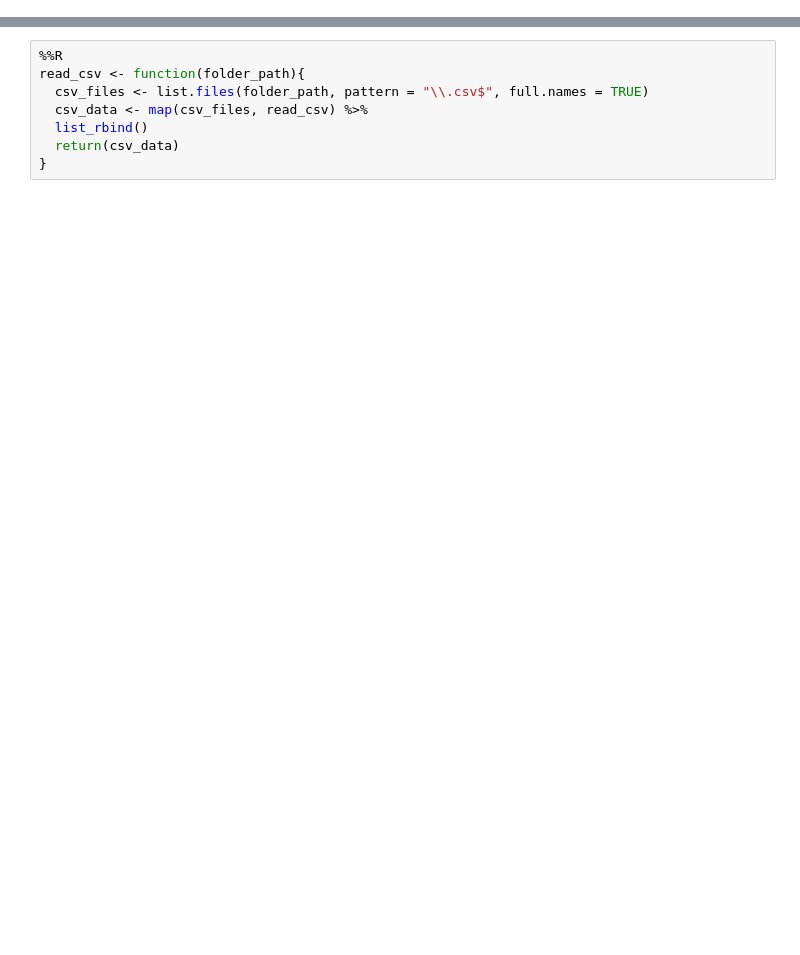
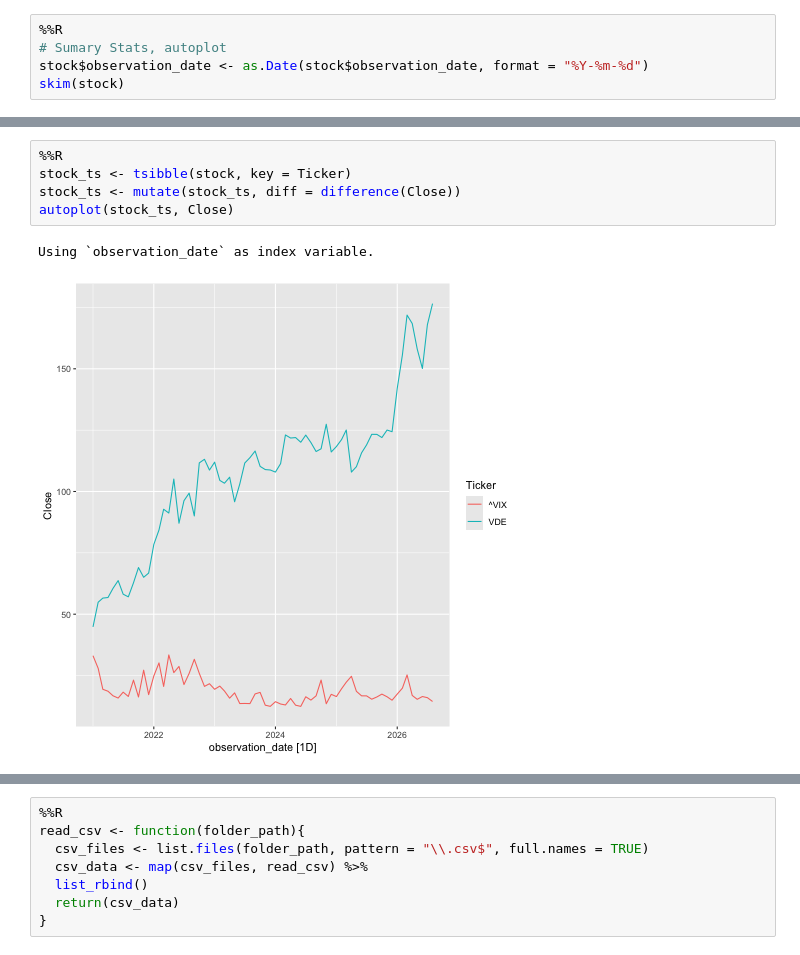
Before and after one commit to Gloried213/ECON138-Final-Paper, a Jupyter notebook: notebooks/Outline.Ipynb, the cells around one changed output, grey strips where cells are left out. Drawn from its saved outputs; the diff is of its cells as text; blank space fills up the shorter version.

```diff
--- a/notebooks/Outline.Ipynb
+++ b/notebooks/Outline.Ipynb
@@ -17,0 +25,5 @@ Loading required package: pacman
+# %%
+%%R
+# Sumary Stats, autoplot
+stock$observation_date <- as.Date(stock$observation_date, format = "%Y-%m-%d")
+skim(stock)
@@ -17,0 +48,8 @@ Loading required package: pacman
+# %%
+%%R
+stock_ts <- tsibble(stock, key = Ticker)
+stock_ts <- mutate(stock_ts, diff = difference(Close))
+autoplot(stock_ts, Close)
+# %% [output]
+Using `observation_date` as index variable.
+[figure, added]
```
Also changed, not shown: parts of 8 cells of this notebook, 22 other files.
